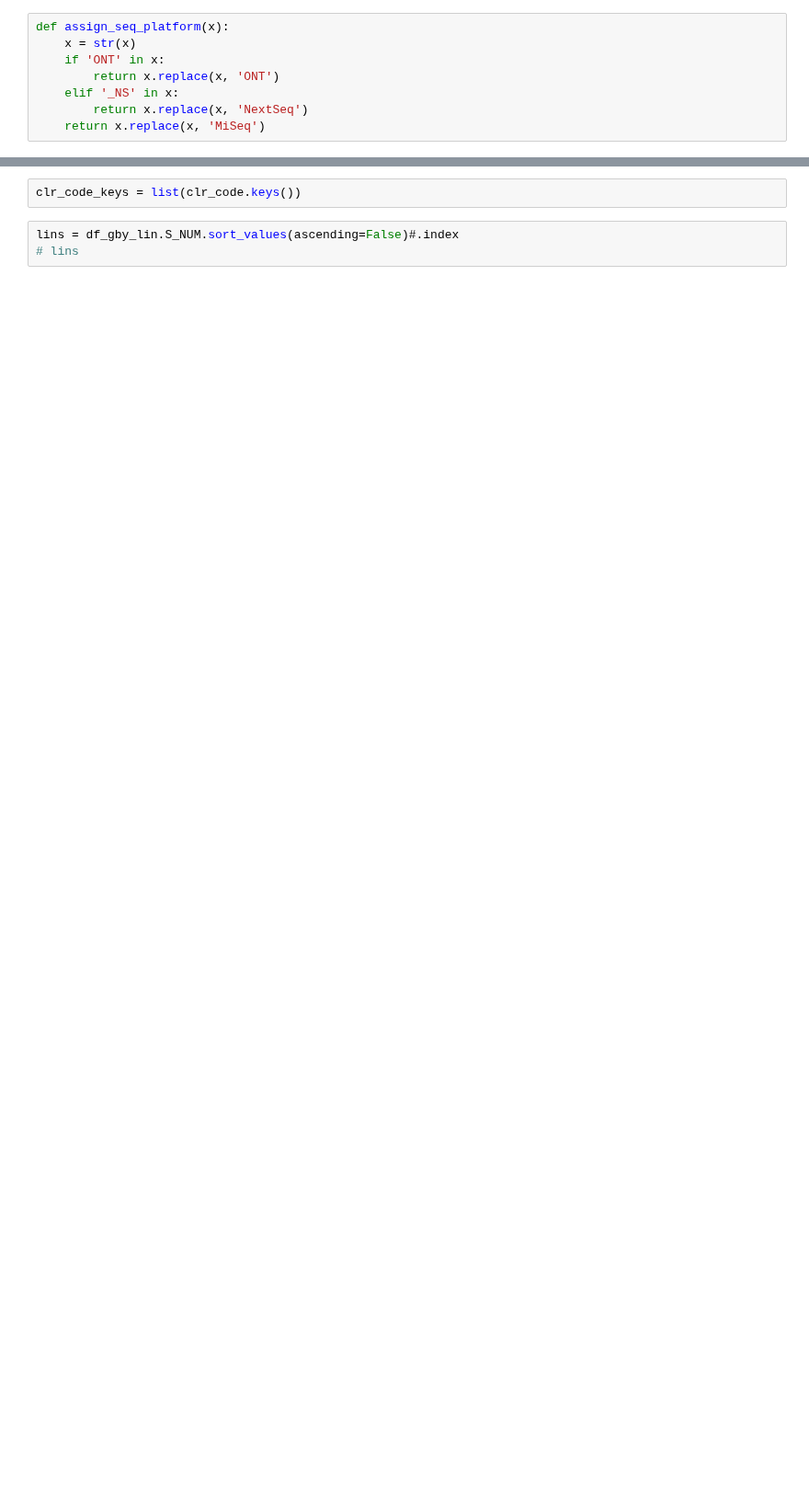
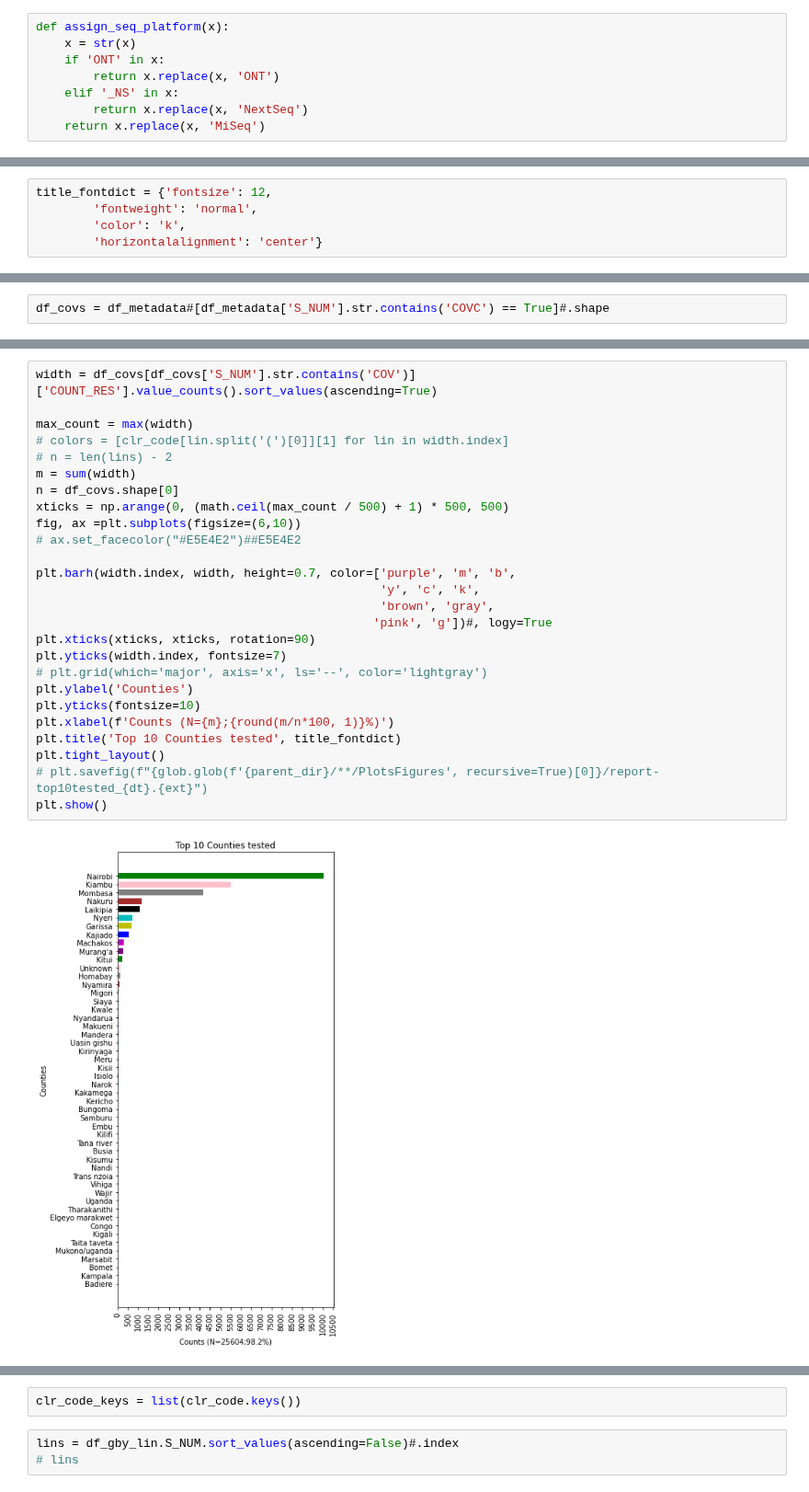
Before and after one commit to ousodaniel/SARS-CoV-2-Data-Workflows, a Jupyter notebook: trend-plots.ipynb, the cells around one changed output, grey strips where cells are left out. Shown at 92% size. Saved outputs shown, nothing was run; the diff lists cells and outputs as text; blank space fills up the shorter version.

```diff
--- a/trend-plots.ipynb
+++ b/trend-plots.ipynb
@@ -245,0 +164,5 @@ avail_clr = ['TBA8', 'c', 'm', 'k']
+# %%
+title_fontdict = {'fontsize': 12,
+        'fontweight': 'normal',
+        'color': 'k',
+        'horizontalalignment': 'center'}
@@ -245,0 +175,2 @@ avail_clr = ['TBA8', 'c', 'm', 'k']
+# %%
+df_covs = df_metadata#[df_metadata['S_NUM'].str.contains('COVC') == True]#.shape
@@ -245,0 +188,28 @@ avail_clr = ['TBA8', 'c', 'm', 'k']
+# %%
+width = df_covs[df_covs['S_NUM'].str.contains('COV')]['COUNT_RES'].value_counts().sort_values(ascending=True)
+
+max_count = max(width)
+# colors = [clr_code[lin.split('(')[0]][1] for lin in width.index]
+# n = len(lins) - 2
+m = sum(width)
+n = df_covs.shape[0]
+xticks = np.arange(0, (math.ceil(max_count / 500) + 1) * 500, 500)
+fig, ax =plt.subplots(figsize=(6,10))
+# ax.set_facecolor("#E5E4E2")##E5E4E2
+
+plt.barh(width.index, width, height=0.7, color=['purple', 'm', 'b',
+                                                'y', 'c', 'k',
+                                                'brown', 'gray',
+                                               'pink', 'g'])#, logy=True
+plt.xticks(xticks, xticks, rotation=90)
+plt.yticks(width.index, fontsize=7)
+# plt.grid(which='major', axis='x', ls='--', color='lightgray')
+plt.ylabel('Counties')
+plt.yticks(fontsize=10)
+plt.xlabel(f'Counts (N={m};{round(m/n*100, 1)}%)')
+plt.title('Top 10 Counties tested', title_fontdict)
+plt.tight_layout()
+# plt.savefig(f"{glob.glob(f'{parent_dir}/**/PlotsFigures', recursive=True)[0]}/report-top10tested_{dt}.{ext}")
+plt.show()
+# %% [output]
+[figure, added]
```
Also changed, not shown: parts of 137 cells of this notebook.
